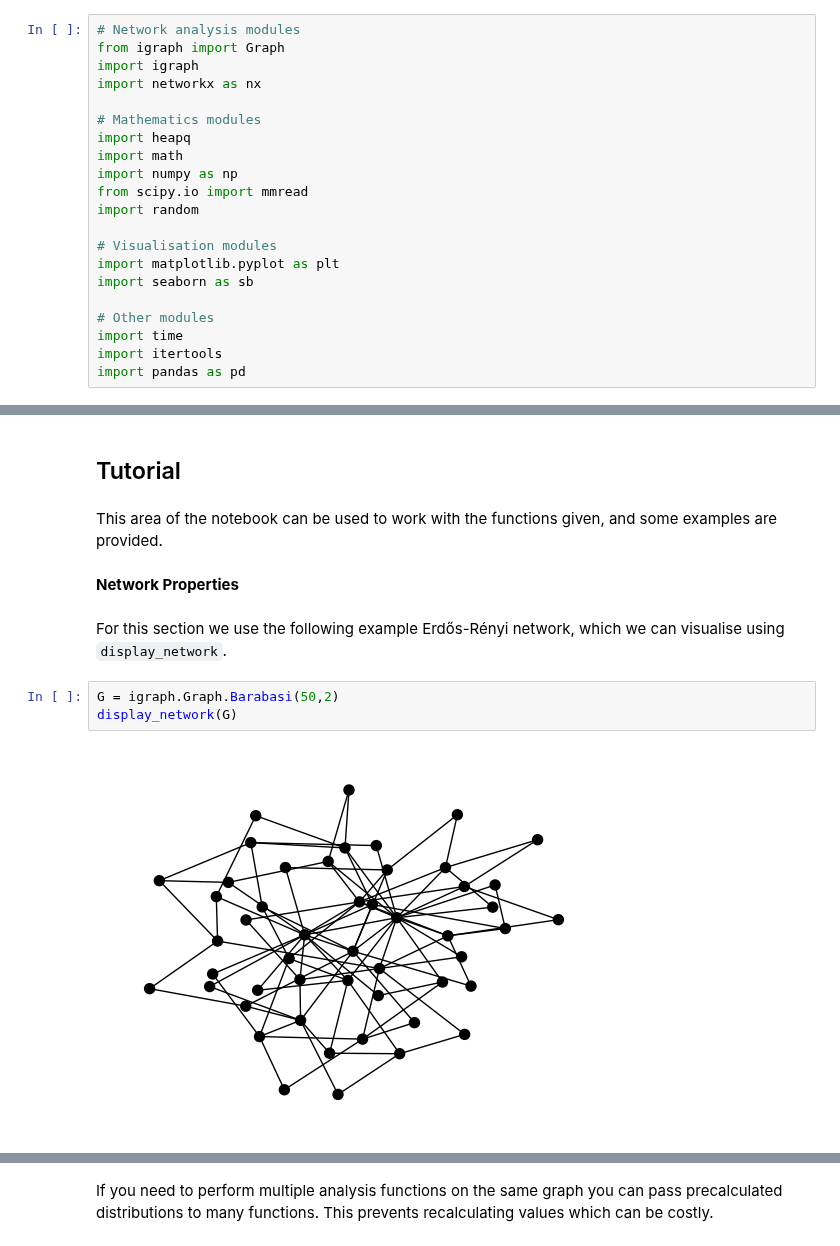
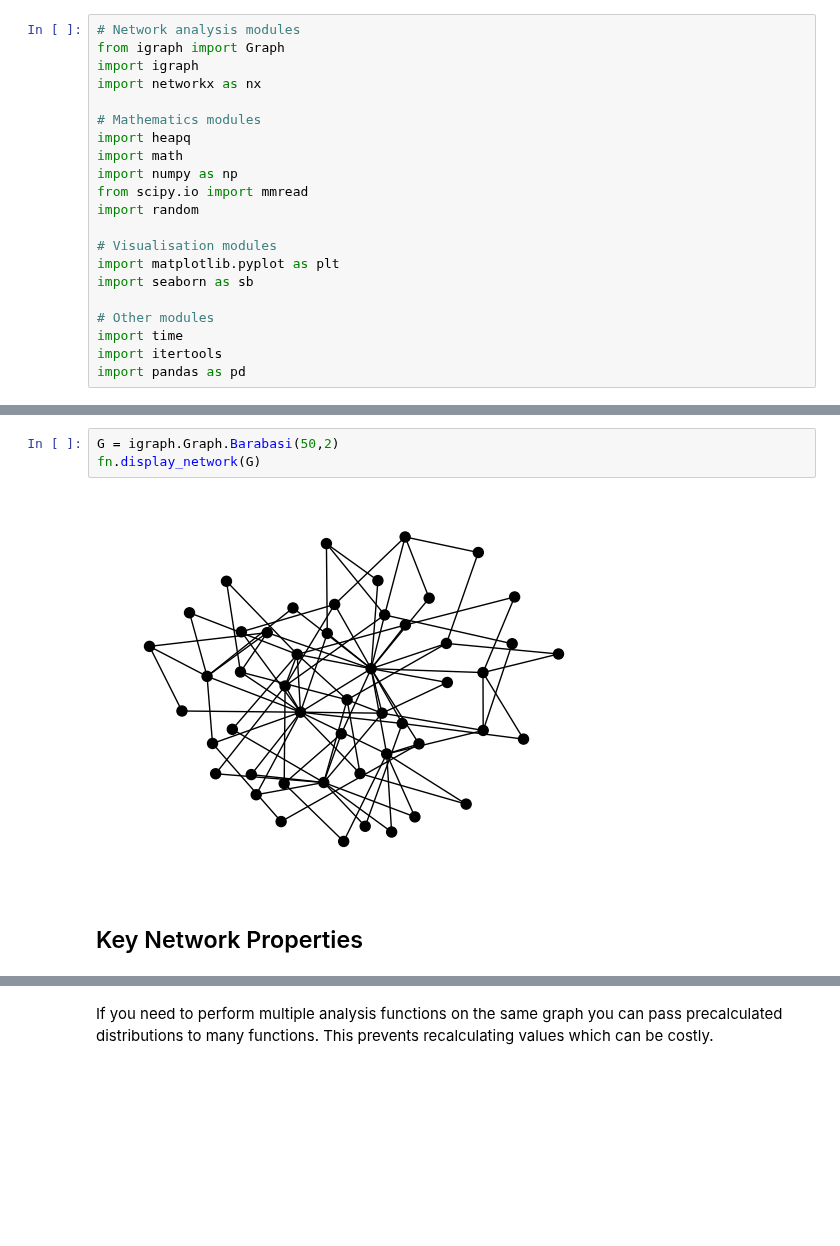
Before and after one commit to katherinehamilton/fractalnetworks, a Jupyter notebook: network-properties.ipynb, the cells around one changed output, grey strips where cells are left out. Drawn from its saved outputs; the diff is of its cells as text; blank space fills up the shorter version.

Commit message:
Updated network properties tutorial.

```diff
--- a/network-properties.ipynb
+++ b/network-properties.ipynb
@@ -26,14 +42,8 @@ import pandas as pd
+# %%
+G = igraph.Graph.Barabasi(50,2)
+fn.display_network(G)
+# %% [output]
+[figure, added]
 # %% [markdown]
-<h2> Tutorial
+<h2> Key Network Properties
-# %% [markdown]
-This area of the notebook can be used to work with the functions given, and some examples are provided.
-# %% [markdown]
-**Network Properties**
-# %% [markdown]
-For this section we use the following example Erdős-Rényi network, which we can visualise using `display_network`.
-# %%
-G = igraph.Graph.Barabasi(50,2)
-display_network(G)
-# %% [output]
-[figure, removed]
 # %% [markdown]
```
Also changed, not shown: parts of 254 cells of this notebook, 2 other files.
